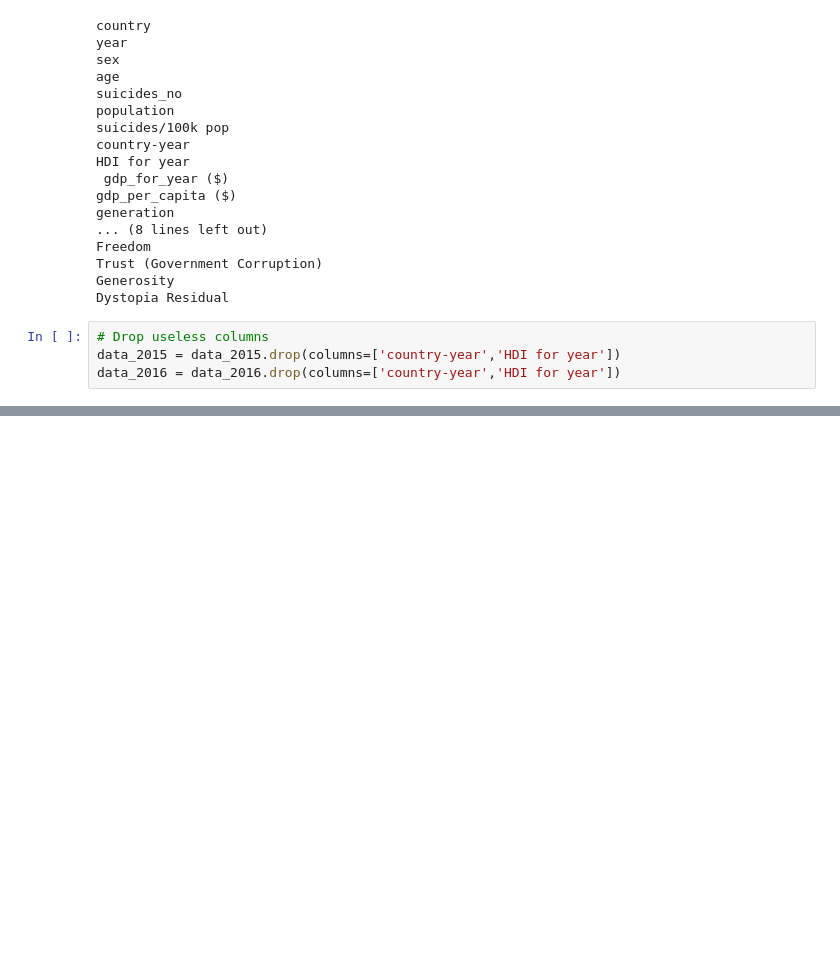
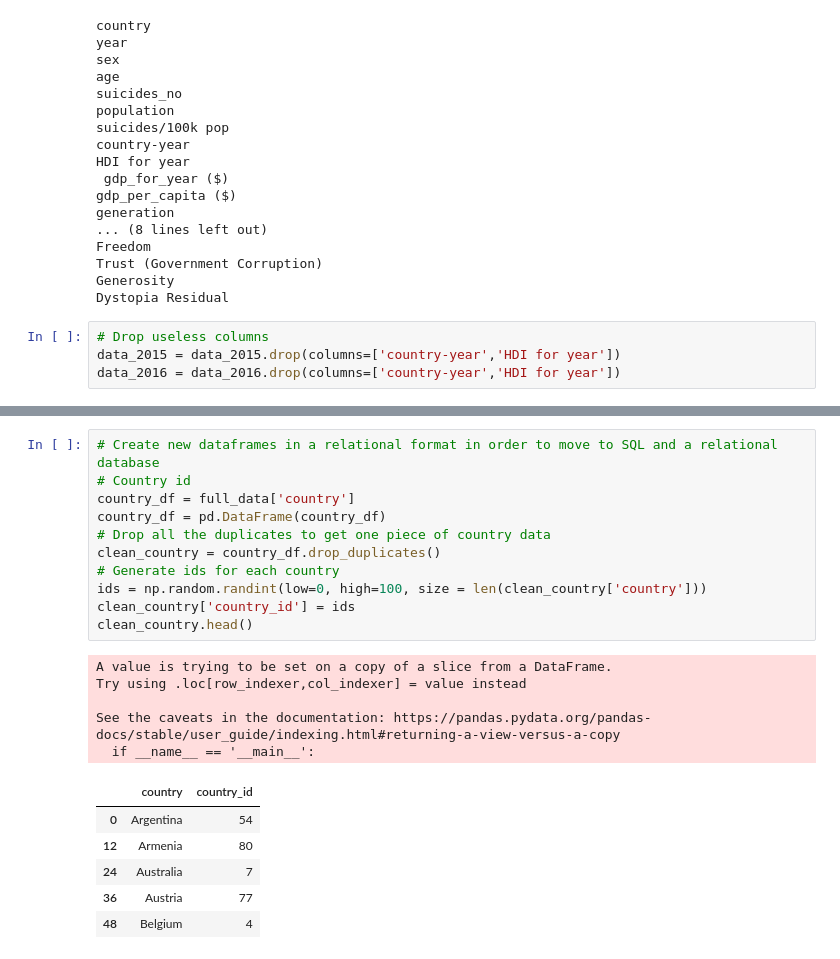
Before and after one commit to lake-walker/ETL-project, a Jupyter notebook: Untitled.ipynb, the cells around one changed output, grey strips where cells are left out. Cells and saved outputs as stored; diff of their text form; blank space fills up the shorter version.

```diff
--- a/Untitled.ipynb
+++ b/Untitled.ipynb
@@ -123,0 +167,23 @@ data_2016
+# %%
+# Create new dataframes in a relational format in order to move to SQL and a relational database
+# Country id
+country_df = full_data['country']
+country_df = pd.DataFrame(country_df)
+# Drop all the duplicates to get one piece of country data
+clean_country = country_df.drop_duplicates()
+# Generate ids for each country
+ids = np.random.randint(low=0, high=100, size = len(clean_country['country']))
+clean_country['country_id'] = ids
+clean_country.head()
+# %% [output]
+A value is trying to be set on a copy of a slice from a DataFrame.
+Try using .loc[row_indexer,col_indexer] = value instead
+
+See the caveats in the documentation: https://pandas.pydata.org/pandas-docs/stable/user_guide/indexing.html#returning-a-view-versus-a-copy
+  if __name__ == '__main__':
+|  | country | country_id |
+| 0 | Argentina | 54 |
+| 12 | Armenia | 80 |
+| 24 | Australia | 7 |
+| 36 | Austria | 77 |
+| 48 | Belgium | 4 |
```
Also changed, not shown: parts of 8 cells of this notebook.
